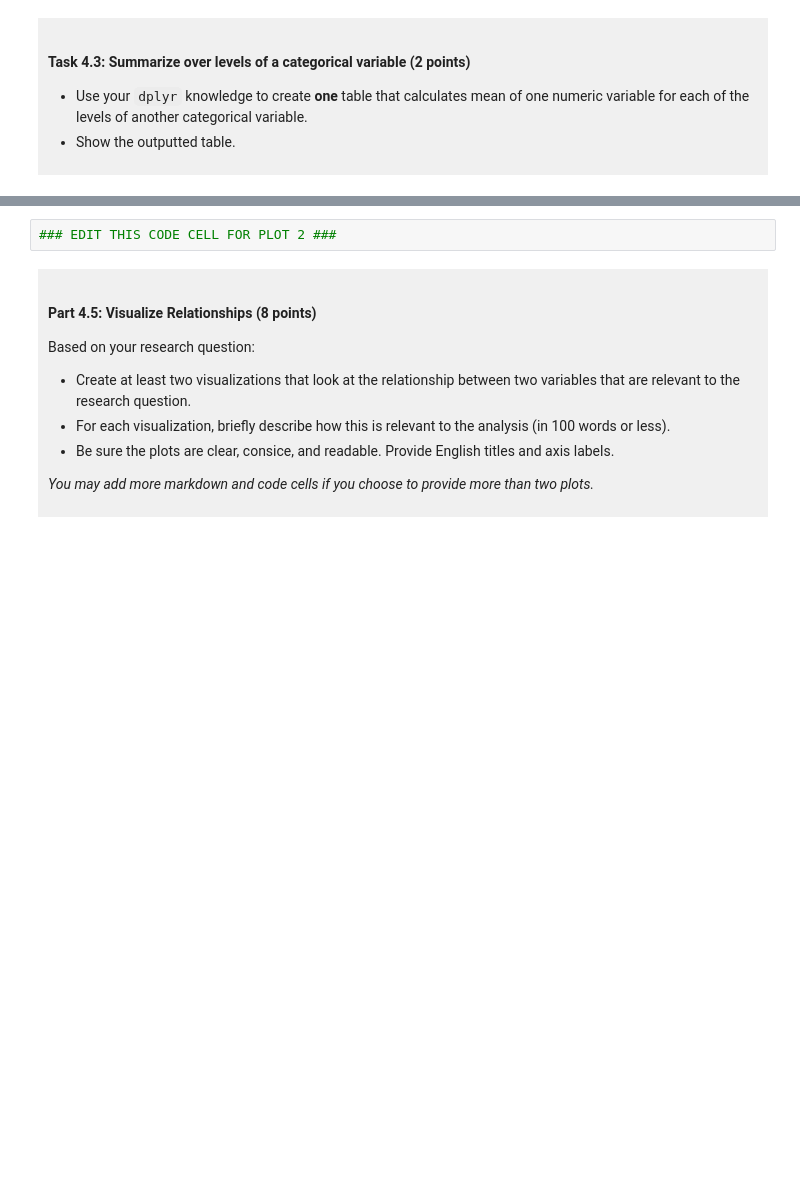
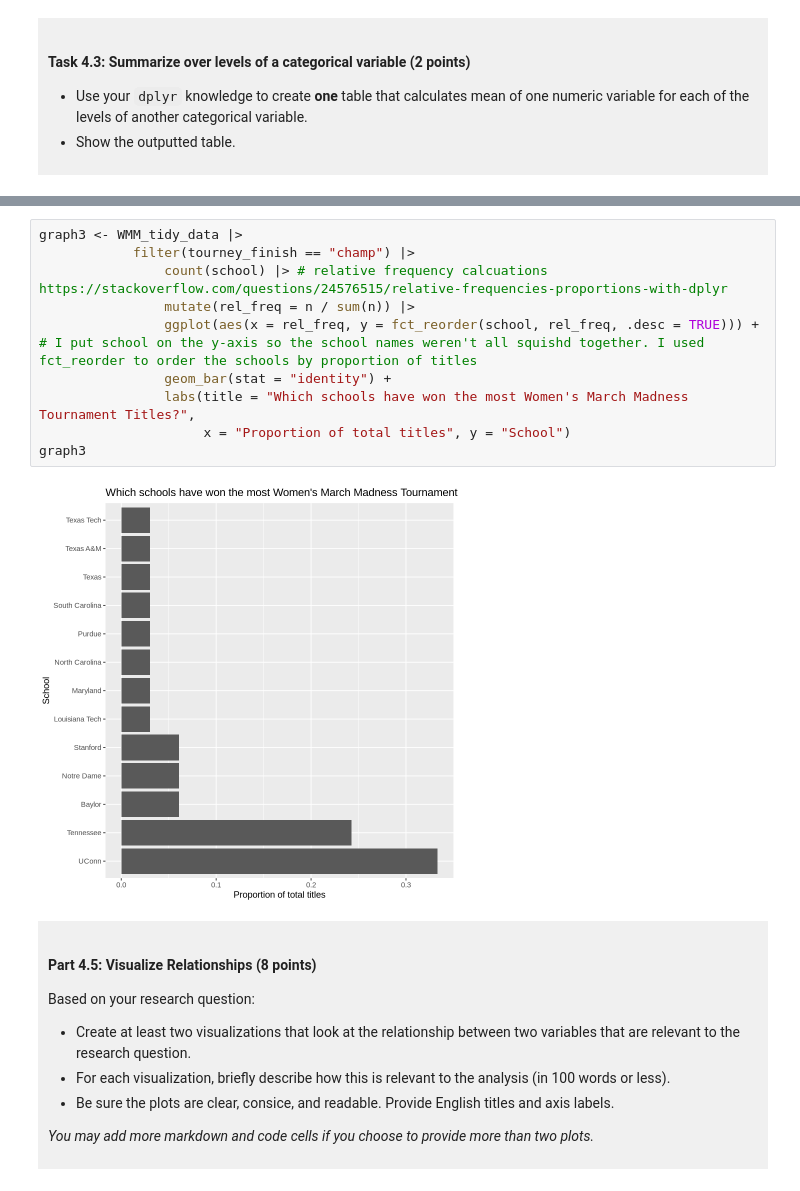
Before and after one commit to naraner/dsci-100-project-narane-ramprasad, a Jupyter notebook: dsci-100-project-notebook.ipynb, the cells around one changed output, grey strips where cells are left out. Drawn from its saved outputs; the diff is of its cells as text; blank space fills up the shorter version.

```diff
--- a/dsci-100-project-notebook.ipynb
+++ b/dsci-100-project-notebook.ipynb
@@ -298,5 +407,15 @@ You will refine your research question (if needed) and produce a tidy data set.
 # %%
-### EDIT THIS CODE CELL FOR PLOT 2 ###
+graph3 <- WMM_tidy_data |>
+            filter(tourney_finish == "champ") |>
+                count(school) |> # relative frequency calcuations https://stackoverflow.com/questions/24576515/relative-frequencies-proportions-with-dplyr
+                mutate(rel_freq = n / sum(n)) |>
+                ggplot(aes(x = rel_freq, y = fct_reorder(school, rel_freq, .desc = TRUE))) + # I put school on the y-axis so the school names weren't all squishd together. I used fct_reorder to order the schools by proportion of titles
+                geom_bar(stat = "identity") +
+                labs(title = "Which schools have won the most Women's March Madness Tournament Titles?",
+                     x = "Proportion of total titles", y = "School")
+graph3
+# %% [output]
+[figure, added]
 # %% [markdown]
 <div style="background-color: #f0f0f0; padding: 10px;">
 
```
Also changed, not shown: parts of 17 cells of this notebook.
